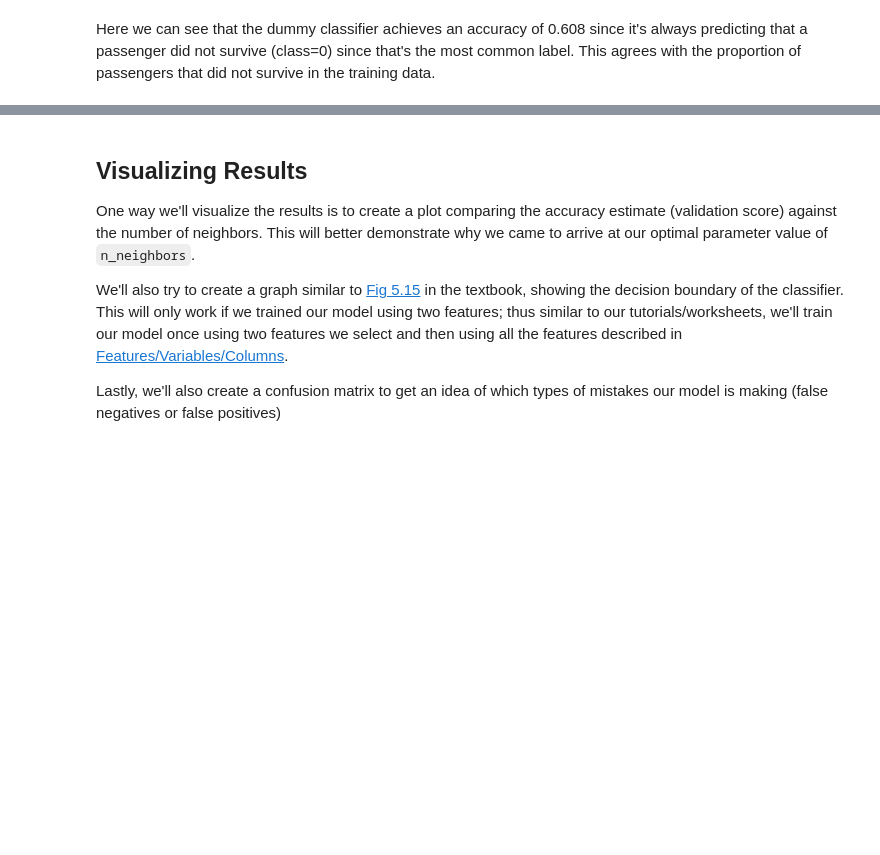
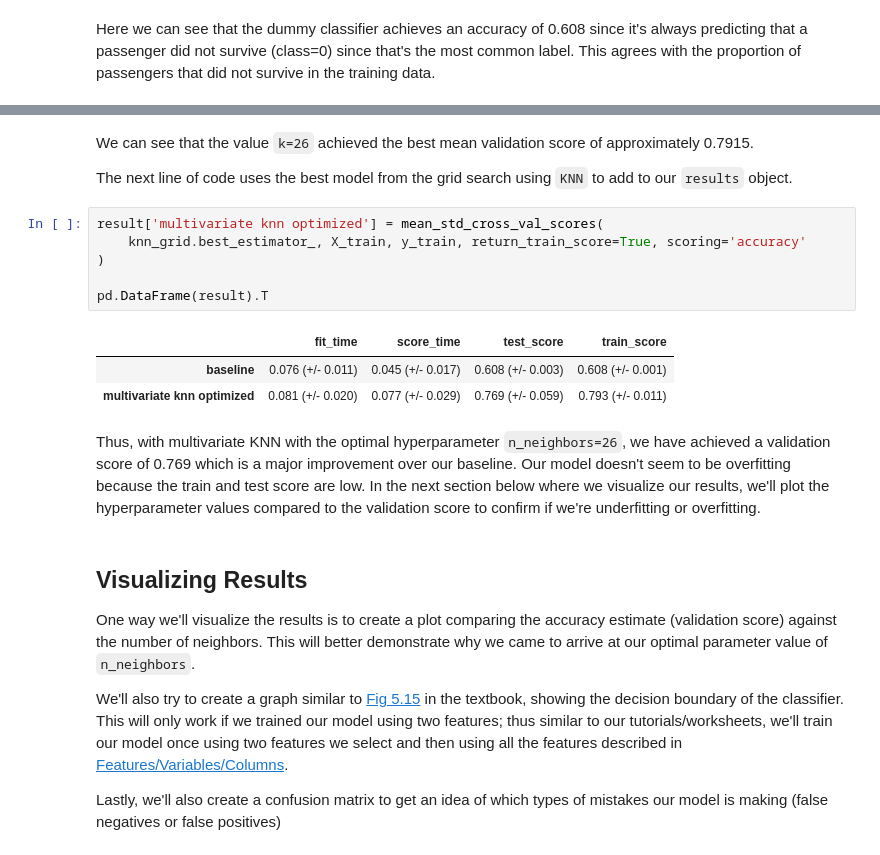
Before and after one commit to ericrkuo/dsci-100-group-12, a Jupyter notebook: report.ipynb, the cells around one changed output, grey strips where cells are left out. Saved outputs shown, nothing was run; the diff lists cells and outputs as text; blank space fills up the shorter version.

Commit message:
Add KNN model

```diff
--- a/report.ipynb
+++ b/report.ipynb
@@ -440,3 +489,19 @@ TODO TODO TODO
+# %% [markdown]
+We can see that the value `k=26` achieved the best mean validation score of approximately 0.7915.
+
+The next line of code uses the best model from the grid search using `KNN` to add to our `results` object.
+# %%
+result['multivariate knn optimized'] = mean_std_cross_val_scores(
+    knn_grid.best_estimator_, X_train, y_train, return_train_score=True, scoring='accuracy'
+)
+
+pd.DataFrame(result).T
+# %% [output]
+|  | fit_time | score_time | test_score | train_score |
+| baseline | 0.076 (+/- 0.011) | 0.045 (+/- 0.017) | 0.608 (+/- 0.003) | 0.608 (+/- 0.001) |
+| multivariate knn optimized | 0.081 (+/- 0.020) | 0.077 (+/- 0.029) | 0.769 (+/- 0.059) | 0.793 (+/- 0.011) |
+# %% [markdown]
+Thus, with multivariate KNN with the optimal hyperparameter `n_neighbors=26`, we have achieved a validation score of 0.769 which is a major improvement over our baseline. Our model doesn't seem to be overfitting because the train and test score are low. In the next section below where we visualize our results, we'll plot the hyperparameter values compared to the validation score to confirm if we're underfitting or overfitting.
 # %% [markdown]
 ## Visualizing Results
 
```
Also changed, not shown: parts of 4 cells of this notebook.
